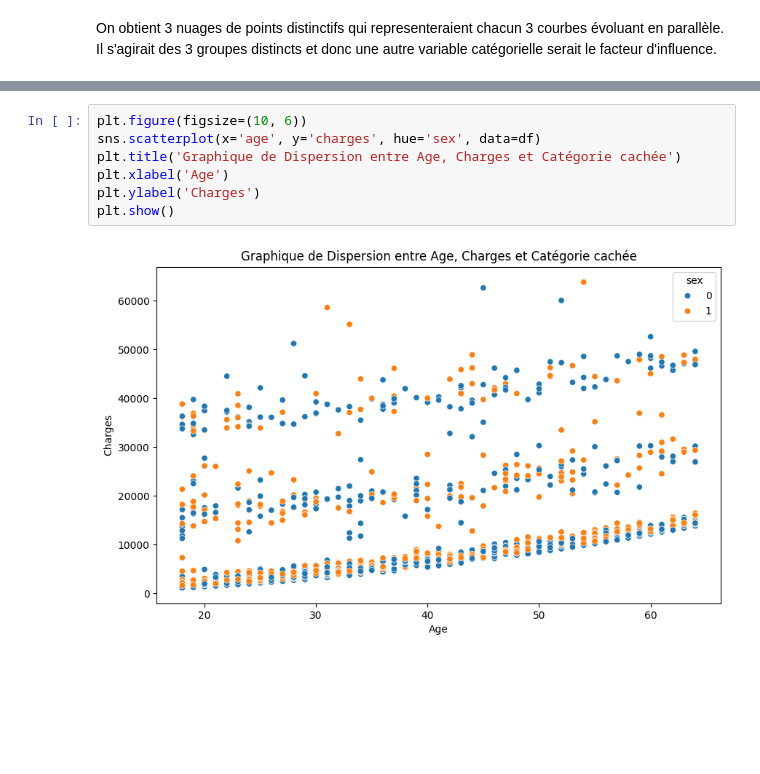
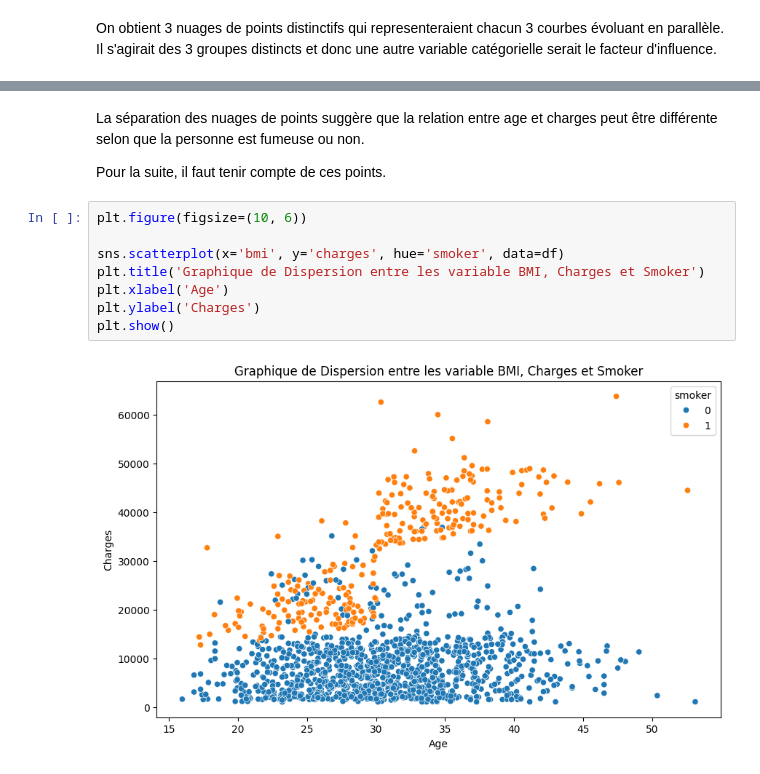
Before and after one commit to ChristianPRO1982/insurance_premium_SC, a Jupyter notebook: analyse.ipynb, the cells around one changed output, grey strips where cells are left out. Saved outputs shown, nothing was run; the diff lists cells and outputs as text; blank space fills up the shorter version.

Commit message:
analyse bivariée avec influence de 3eme variable-en cours

```diff
--- a/analyse.ipynb
+++ b/analyse.ipynb
@@ -193,9 +204,14 @@ On obtient 3 nuages de points distinctifs qui representeraient chacun 3 courbes
+# %% [markdown]
+La séparation des nuages de points suggère que la relation entre age et charges peut être différente selon que la personne est fumeuse ou non.
+
+Pour la suite, il faut tenir compte de ces points.
 # %%
 plt.figure(figsize=(10, 6))
-sns.scatterplot(x='age', y='charges', hue='sex', data=df)
-plt.title('Graphique de Dispersion entre Age, Charges et Catégorie cachée')
+
+sns.scatterplot(x='bmi', y='charges', hue='smoker', data=df)
+plt.title('Graphique de Dispersion entre les variable BMI, Charges et Smoker')
 plt.xlabel('Age')
 plt.ylabel('Charges')
 plt.show()
 # %% [output]
-[figure, old version]
+[figure, new version]
```
Also changed, not shown: parts of 1 cell of this notebook.
